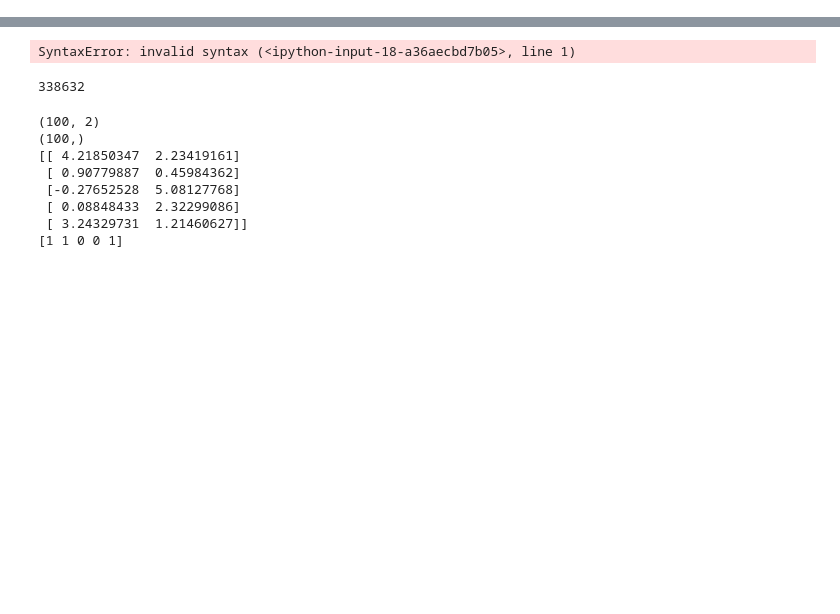
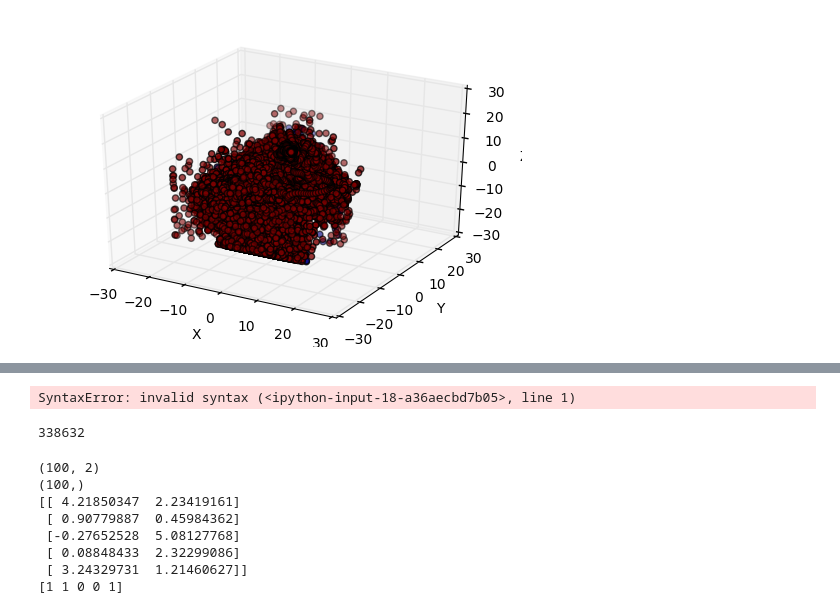
Before and after one commit to yyenigun/mobile-sensor-data-notebooks, a Jupyter notebook: AlgoSnabCrowdSignals.ipynb, the cells around one changed output, grey strips where cells are left out. Drawn from its saved outputs; the diff is of its cells as text; code cells hidden in the pictures; blank space fills up the shorter version.

```diff
--- a/AlgoSnabCrowdSignals.ipynb
+++ b/AlgoSnabCrowdSignals.ipynb
@@ -63 +98,14 @@ SyntaxError: invalid syntax (<ipython-input-3-4dae3aae2c51>, line 11)
+# %%
+import matplotlib.pyplot as plt
+from mpl_toolkits.mplot3d import Axes3D
+fig = plt.figure()
+ax = fig.add_subplot(111, projection='3d')
+ax.scatter(accDf['x'], accDf['y'], accDf['z'], c=accDf['label'])
+ax.set_xlabel('X')
+ax.set_ylabel('Y')
+ax.set_zlabel('Z')
+
+plt.show()
+# %% [output]
+[figure, added]
 # %%
```
Also changed, not shown: parts of 9 cells of this notebook.
